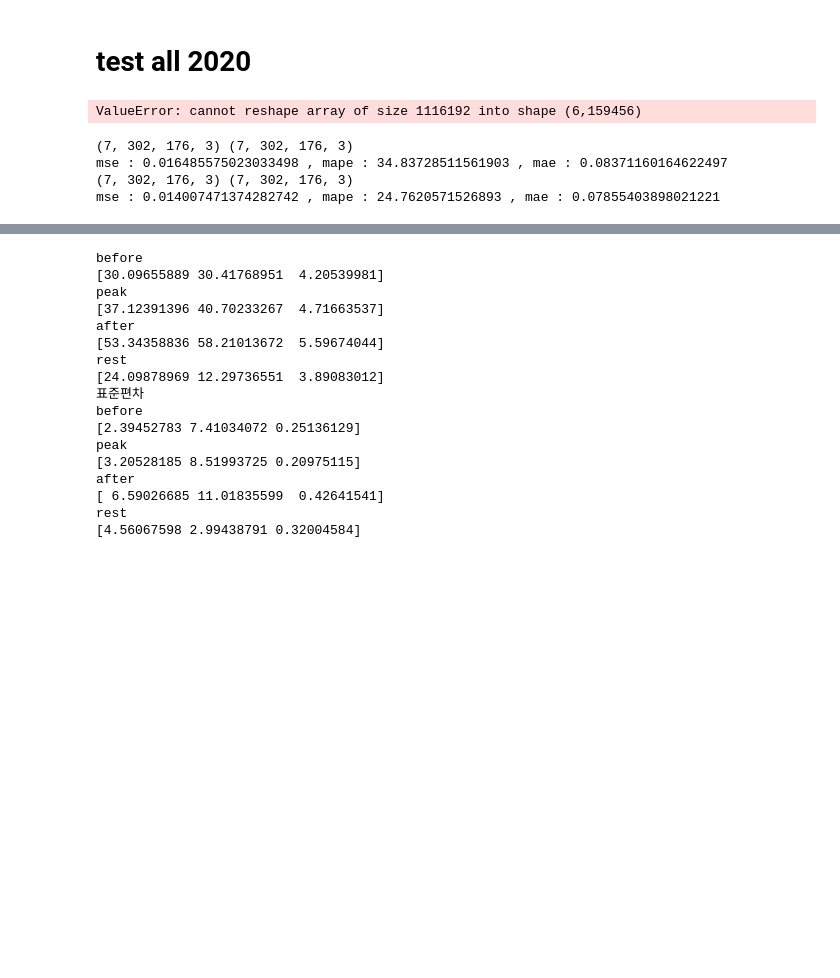
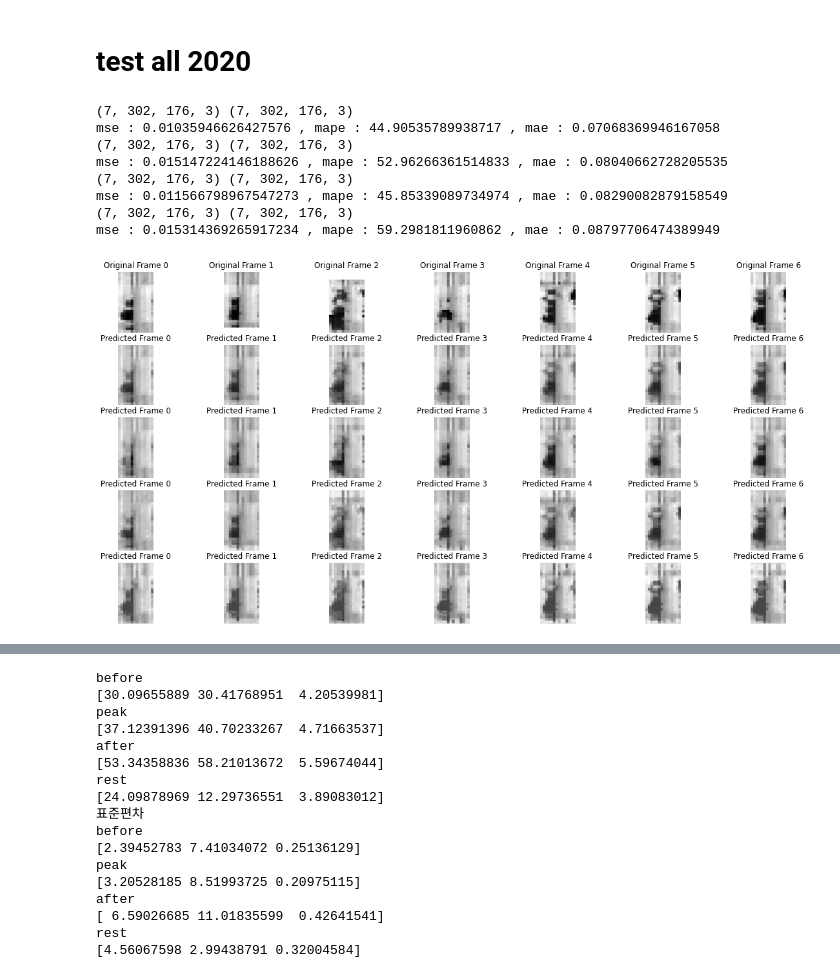
Before and after one commit to Mo0nl19ht/highway_traffic_prediction_in_Korea, a Jupyter notebook: check.ipynb, the cells around one changed output, grey strips where cells are left out. Saved outputs shown, nothing was run; the diff lists cells and outputs as text; code cells hidden in the pictures; blank space fills up the shorter version.

```diff
--- a/check.ipynb
+++ b/check.ipynb
@@ -38,22 +38,25 @@ path="D:/npz_gray_7"
 list=os.listdir(f"{path}/2020")
 models=[]
 # models.append(keras.models.load_model('my_model_test_100_binary_crossentropy_0.001.h5'))
-models.append(keras.models.load_model('my_model_mse_1025_gray.h5'))
 models.append(keras.models.load_model('my_model_mse_1026_gray_batch16_win7.h5'))
-models.append(keras.models.load_model('my_model_mse_1026_gray_batch16_win10.h5'))
+#이게 성능 꽤 ㄱㅊ my_model_mse_1103_gray_batch16_win7_fil16
+models.append(keras.models.load_model('my_model_mse_1103_gray_batch16_win7_fil16.h5'))
+#mse 보다는 이게낫네
+models.append(keras.models.load_model('my_model_mse_1103_gray_batch16_win7_fil3.h5'))
+models.append(keras.models.load_model('my_model_mse_1103_gray_batch16_win7_fil3_add_0.001.h5'))
 # %%
 # 2020년 (훈련안시킨거) 모든거 예측하고 매트릭 확인
 total=[]
-for k in range(3):
+for k in range(1):
     mse_list=[]
     mape_list=[]
     mae_list=[]
-    for i in tqdm(list):
+    for i in tqdm(list[:3]):
         x_test = np.load(f"{path}/2020/{i}")['x']
-        for target in range(18):
-            for idx in range(6):
+        for target in range(8):
+            for idx in range(7):
                 a=np.expand_dims(x_test[target+idx],axis=0)
-                prd=models[k].predict(a)
+                prd=models[1].predict(a)
                 aa=[]
                 for b in prd[0][-1]:
                     bb=[]
@@ -90,8 +93,6 @@ for k in range(3):
     mape=sum(mape_list)/len(mape_list)
     mae=sum(mae_list)/len(mae_list)
     total.append([mse,mape,mae])
-# %% [output]
-ValueError: cannot reshape array of size 1116192 into shape (6,159456)
 # %%
 def show(x_test,target,idx,model):
     a=np.expand_dims(x_test[target+idx], axis=0)
@@ -110,11 +110,11 @@ def show(x_test,target,idx,model):
         predict = np.concatenate((predict, np.expand_dims(aa,axis=0)), axis=0)
 # %%
 # 모든 모델 훈련시킨걸로 확인하기
-x_test = np.load(f"{path}/batch/x/3.npz")['x']
+x_test = np.load(f"{path}/batch/x/7.npz")['x']
 target=7 #
 originals=[]
 predicts=[]
-for i in range(3):
+for i in range(4):
     for idx in range(7):
         a=np.expand_dims(x_test[target+idx], axis=0)
         prd=models[i].predict(a)
@@ -131,7 +131,7 @@ for i in range(3):
             predict=np.expand_dims(aa,axis=0)
         else:
             predict = np.concatenate((predict, np.expand_dims(aa,axis=0)), axis=0)
-    original=x_test[target+5]
+    original=x_test[target+6]
     all=[]
     for a in original:
         aa=[]
@@ -139,37 +139,42 @@ for i in range(3):
             bb=[]
             for c in b:
                 bb.append([c,c,c])
             aa.append(bb)
         all.append(aa)
     original=np.array(all)[:,:,:,:,0]
     print(original.shape,predict.shape)
     mse=mean_squared_error(original.reshape(7,302 *176* 3),predict.reshape(7,302 *176* 3))
     mape=MAPE(original,predict)
     mae=mean_absolute_error(original.reshape(7,302 *176* 3),predict.reshape(7,302 *176*3 ))
     print(f"mse : {mse} , mape : {mape} , mae : {mae}")
     #모든 모델 확인하기 위해 리스트에 저장
     originals.append(original)
     predicts.append(predict)
 
 
-fig, axes = plt.subplots(2, 7, figsize=(20, 10))
+fig, axes = plt.subplots(5, 7, figsize=(20, 10))
 
 # Plot the original frames.
 for idx, ax in enumerate(axes[0]):
     ax.imshow(original[idx])
     ax.set_title(f"Original Frame {idx}")
     ax.axis("off")
 
-for i in range(1):
+for i in range(4):
     for idx, ax in enumerate(axes[i+1]):
         ax.imshow(predicts[i][idx])
         ax.set_title(f"Predicted Frame {idx}")
         ax.axis("off")
 # %% [output]
 (7, 302, 176, 3) (7, 302, 176, 3)
-mse : 0.016485575023033498 , mape : 34.83728511561903 , mae : 0.08371160164622497
+mse : 0.01035946626427576 , mape : 44.90535789938717 , mae : 0.07068369946167058
 (7, 302, 176, 3) (7, 302, 176, 3)
-mse : 0.014007471374282742 , mape : 24.7620571526893 , mae : 0.07855403898021221
+mse : 0.015147224146188626 , mape : 52.96266361514833 , mae : 0.08040662728205535
+(7, 302, 176, 3) (7, 302, 176, 3)
+mse : 0.011566798967547273 , mape : 45.85339089734974 , mae : 0.08290082879158549
+(7, 302, 176, 3) (7, 302, 176, 3)
+mse : 0.015314369265917234 , mape : 59.2981811960862 , mae : 0.08797706474389949
+[figure, added]
 # %%
 # 모든 모델 새로운데이터로 확인하기
 x_test = np.load(f"{path}/2020/3.npz")['x']
```
Also changed, not shown: parts of 6 cells of this notebook, 8 other files.
